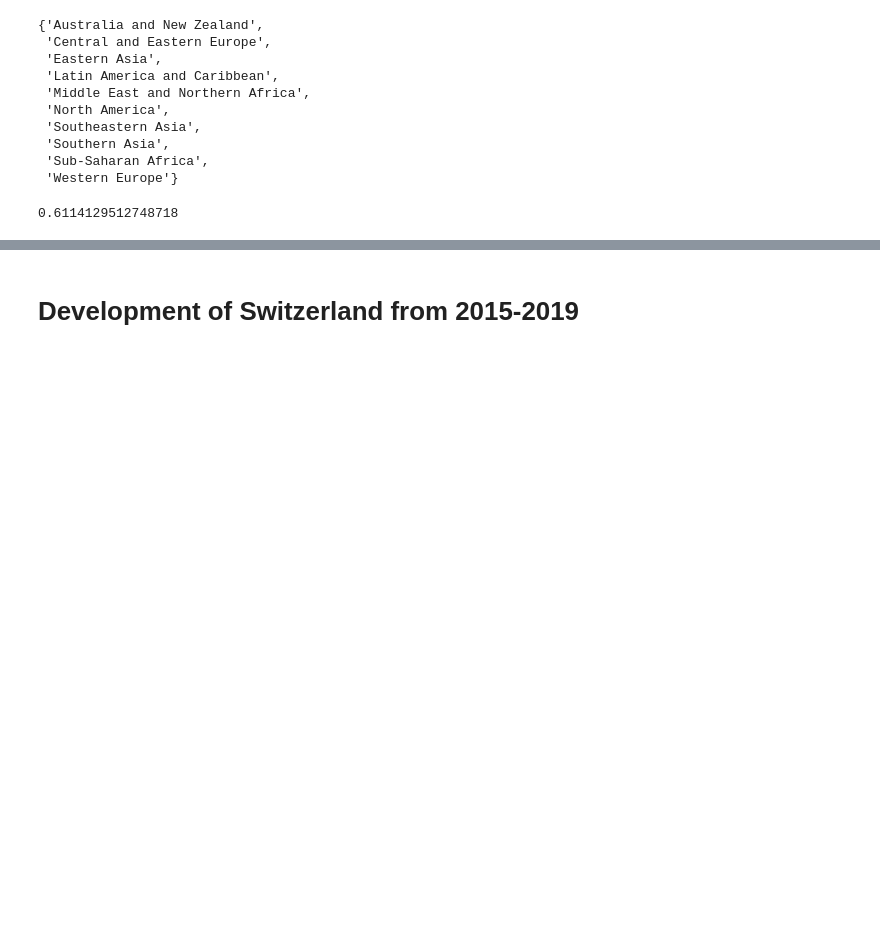
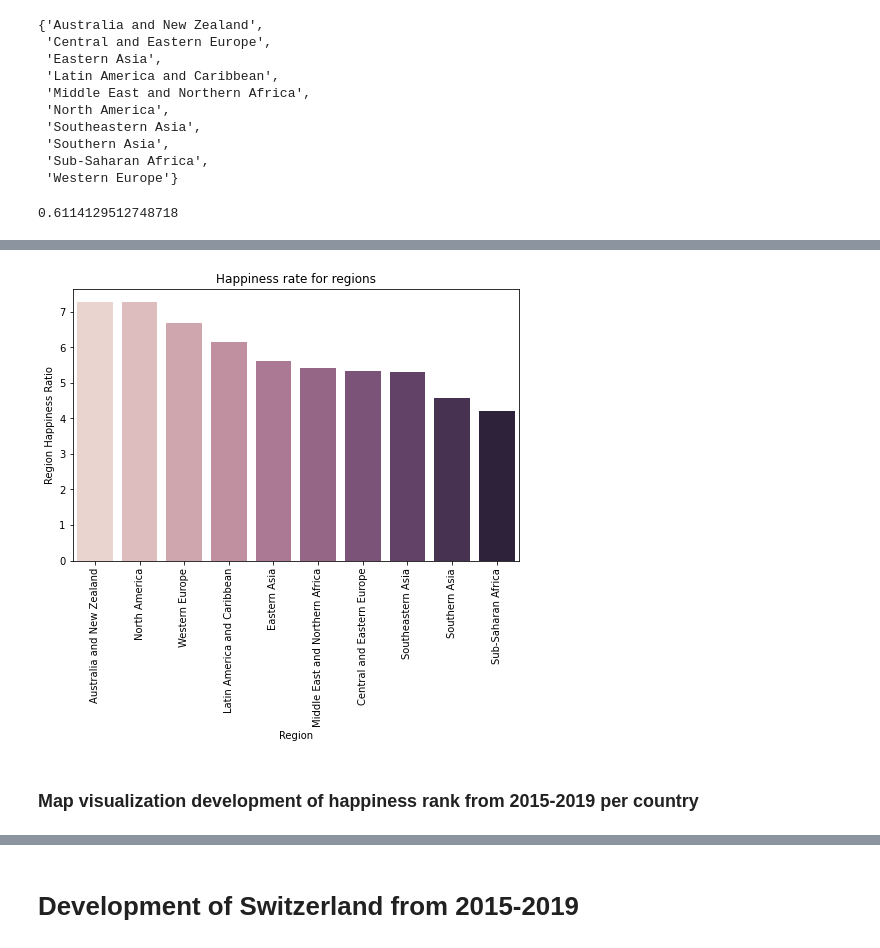
Before and after one commit to RomanSutter/TSM_InfVis, a Jupyter notebook: Datensatz/World Happiness Index.ipynb, the cells around one changed output, grey strips where cells are left out. Cells and saved outputs as stored; diff of their text form; code cells hidden in the pictures; blank space fills up the shorter version.

```diff
--- a/Datensatz/World Happiness Index.ipynb
+++ b/Datensatz/World Happiness Index.ipynb
@@ -299,0 +333,13 @@ df_all_oceania['Freedom'].mean()
+# %%
+region_lists=list(df2015['Region'].unique())
+region_happiness_ratio=[]
+for each in region_lists:
+    region=df2015[df2015['Region']==each]
+    region_happiness_rate=sum(region['Happiness Score']/len(region))
+    region_happiness_ratio.append(region_happiness_rate)
+
+data=pd.DataFrame({'region':region_lists,'region happiness ratio':region_happiness_ratio})
+new_index=(data['region_happiness_ratio'].sort_values(ascending=False)).index.values
+sorted_data = data.reindex(new_index)
+
+sorted_data
@@ -299,0 +358,12 @@ df_all_oceania['Freedom'].mean()
+# %%
+plt.figure(figsize=(8,5))
+sns.barplot(x=sorted_data['region'], y=sorted_data['region_happiness_ratio'],palette=sns.cubehelix_palette(len(sorted_data['region'])))
+plt.xticks(rotation= 90)
+plt.xlabel('Region')
+plt.ylabel('Region Happiness Ratio')
+plt.title('Happiness rate for regions')
+plt.show()
+# %% [output]
+[figure, added]
+# %% [markdown]
+### Map visualization development of happiness rank from 2015-2019 per country
```
Also changed, not shown: parts of 16 cells of this notebook.
